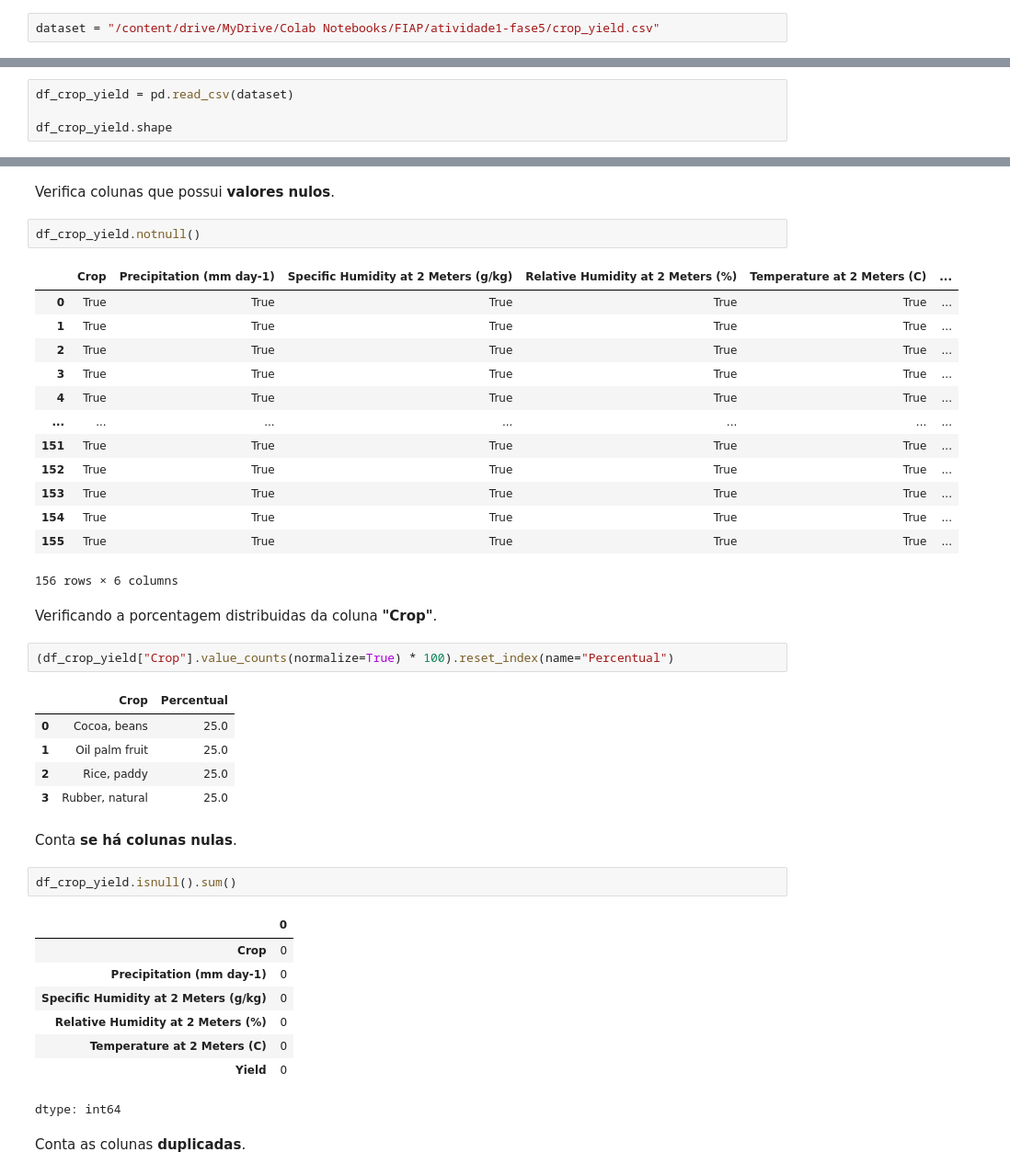
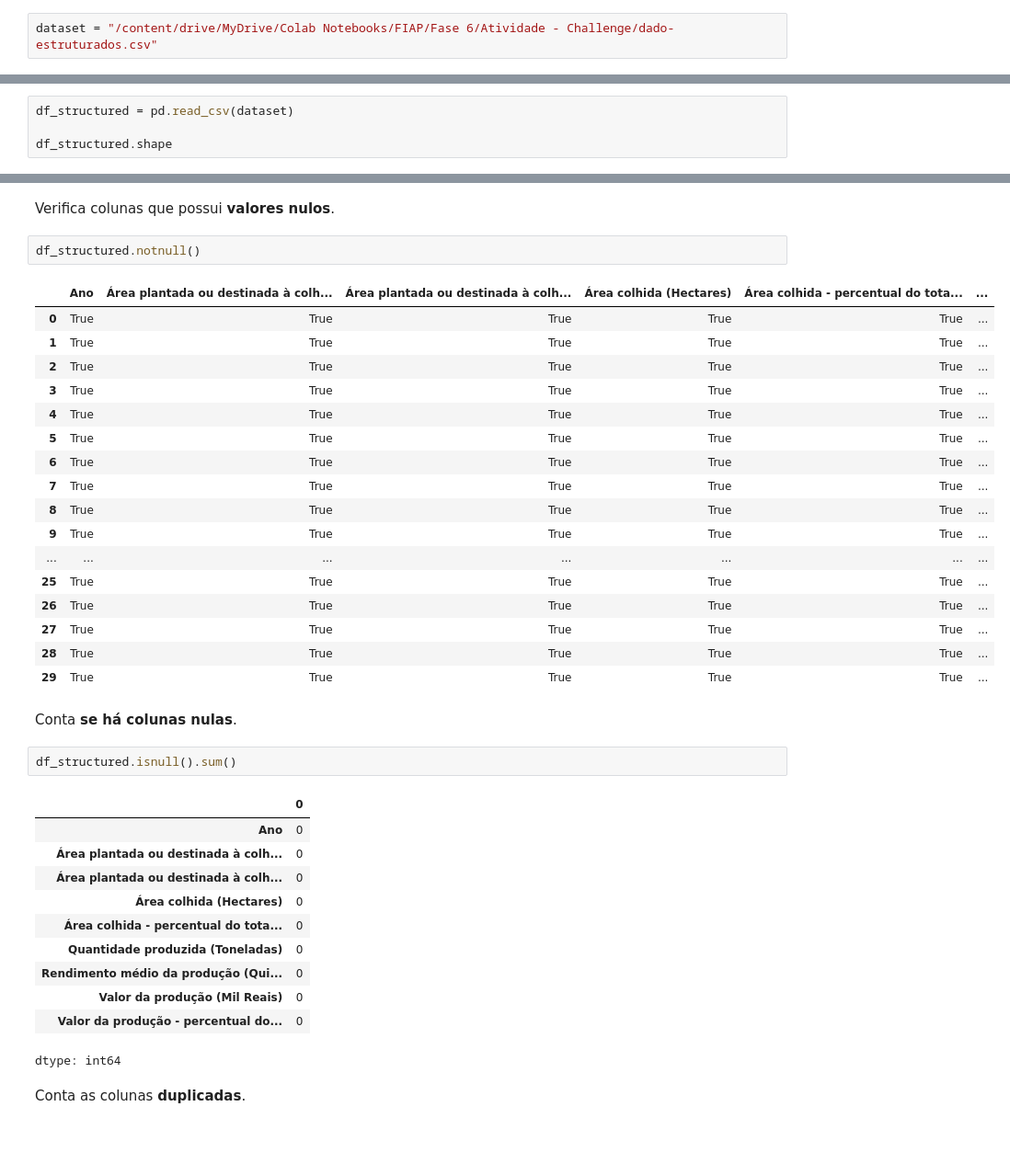
Before and after one commit to Fiap-Team-1tiaor-2024/ingredion-challenge, a Jupyter notebook: src/Challenge Ingredion - Sprint 2.ipynb, the cells around one changed output, grey strips where cells are left out. Shown at 92% size. Cells and saved outputs as stored; diff of their text form; blank space fills up the shorter version.

```diff
--- a/src/Challenge Ingredion - Sprint 2.ipynb
+++ b/src/Challenge Ingredion - Sprint 2.ipynb
@@ -8,7 +8,7 @@ Conectando o caminho do dataset diretamente do Drive.
 
 *(Há a opção de pegarmos as bases de dados e subir nas pastas do notebook, assim rodando localmente.)*
 # %%
-dataset = "/content/drive/MyDrive/Colab Notebooks/FIAP/atividade1-fase5/crop_yield.csv"
+dataset = "/content/drive/MyDrive/Colab Notebooks/FIAP/Fase 6/Atividade - Challenge/dado-estruturados.csv"
 # %% [markdown]
 Definindo o código para conexão com o Google Drive.
 # %%
@@ -42,7 +27,7 @@ from sklearn.tree import DecisionTreeRegressor
 
 Aqui damos início a nossa análise exploratória dos dados para identificarmos nossas variáveis chaves do projeto.
 # %%
-df_crop_yield = pd.read_csv(dataset)
+df_structured = pd.read_csv(dataset)
 
-df_crop_yield.shape
+df_structured.shape
 # %% [output]
@@ -84,43 +69,40 @@ df_crop_yield.describe()
 # %% [markdown]
 Verifica colunas que possui **valores nulos**.
 # %%
-df_crop_yield.notnull()
+df_structured.notnull()
 # %% [output]
-|  | Crop | Precipitation (mm day-1) | Specific Humidity at 2 Meters (g/kg) | Relative Humidity at 2 Meters (%) | Temperature at 2 Meters (C) | ... |
+|  | Ano | Área plantada ou destinada à colh... | Área plantada ou destinada à colh... | Área colhida (Hectares) | Área colhida - percentual do tota... | ... |
 | 0 | True | True | True | True | True | ... |
 | 1 | True | True | True | True | True | ... |
 | 2 | True | True | True | True | True | ... |
 | 3 | True | True | True | True | True | ... |
 | 4 | True | True | True | True | True | ... |
+| 5 | True | True | True | True | True | ... |
+| 6 | True | True | True | True | True | ... |
+| 7 | True | True | True | True | True | ... |
+| 8 | True | True | True | True | True | ... |
+| 9 | True | True | True | True | True | ... |
 | ... | ... | ... | ... | ... | ... | ... |
-| 151 | True | True | True | True | True | ... |
-| 152 | True | True | True | True | True | ... |
-| 153 | True | True | True | True | True | ... |
-| 154 | True | True | True | True | True | ... |
-| 155 | True | True | True | True | True | ... |
+| 25 | True | True | True | True | True | ... |
+| 26 | True | True | True | True | True | ... |
+| 27 | True | True | True | True | True | ... |
+| 28 | True | True | True | True | True | ... |
+| 29 | True | True | True | True | True | ... |
-156 rows × 6 columns
-# %% [markdown]
-Verificando a porcentagem distribuidas da coluna **"Crop"**.
-# %%
-(df_crop_yield["Crop"].value_counts(normalize=True) * 100).reset_index(name="Percentual")
-# %% [output]
-|  | Crop | Percentual |
-| 0 | Cocoa, beans | 25.0 |
-| 1 | Oil palm fruit | 25.0 |
-| 2 | Rice, paddy | 25.0 |
-| 3 | Rubber, natural | 25.0 |
 # %% [markdown]
 Conta **se há colunas nulas**.
 # %%
-df_crop_yield.isnull().sum()
+df_structured.isnull().sum()
 # %% [output]
 |  | 0 |
-| Crop | 0 |
-| Precipitation (mm day-1) | 0 |
-| Specific Humidity at 2 Meters (g/kg) | 0 |
-| Relative Humidity at 2 Meters (%) | 0 |
-| Temperature at 2 Meters (C) | 0 |
-| Yield | 0 |
+| Ano | 0 |
+| Área plantada ou destinada à colh... | 0 |
+| Área plantada ou destinada à colh... | 0 |
+| Área colhida (Hectares) | 0 |
+| Área colhida - percentual do tota... | 0 |
+| Quantidade produzida (Toneladas) | 0 |
+| Rendimento médio da produção (Qui... | 0 |
+| Valor da produção (Mil Reais) | 0 |
+| Valor da produção - percentual do... | 0 |
 dtype: int64
 # %% [markdown]
 Conta as colunas **duplicadas**.
```
Also changed, not shown: parts of 29 cells of this notebook.
